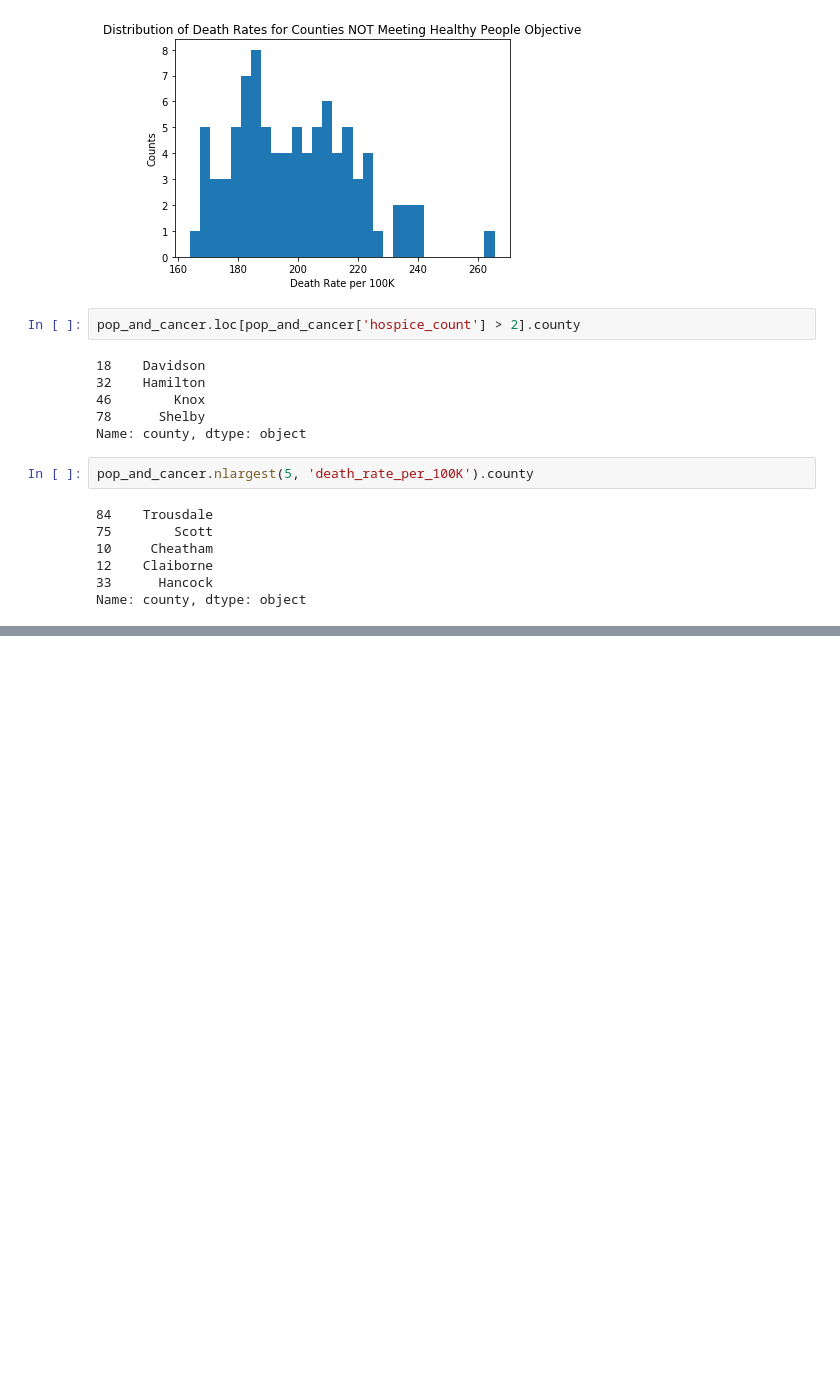
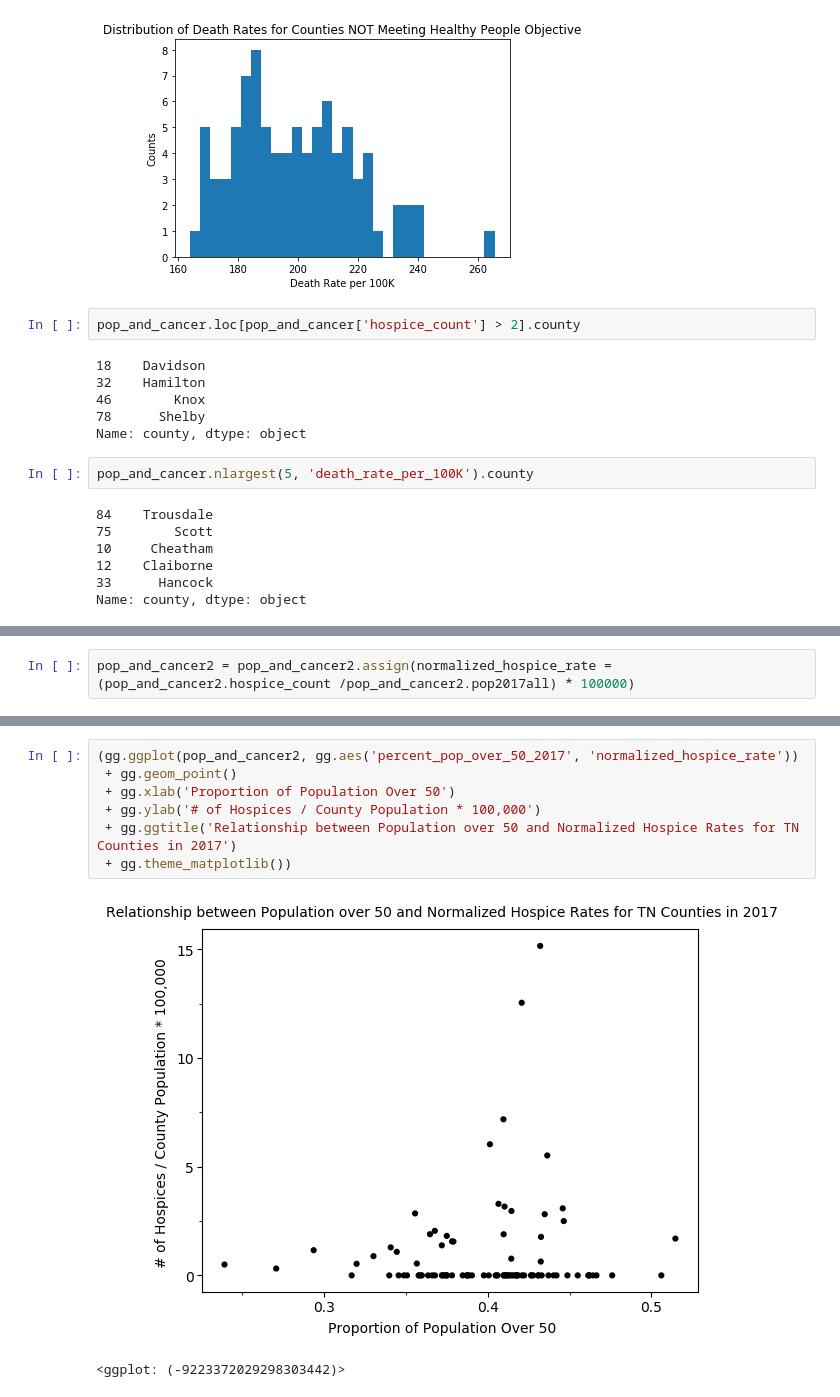
Before and after one commit to ncov/vanderbilt-aspire-data-essentials, a Jupyter notebook: data_essentials_project_090518.ipynb, the cells around one changed output, grey strips where cells are left out. Cells and saved outputs as stored; diff of their text form; blank space fills up the shorter version.

```diff
--- a/data_essentials_project_090518.ipynb
+++ b/data_essentials_project_090518.ipynb
@@ -382,0 +407,2 @@ import plotnine
+# %%
+pop_and_cancer2 = pop_and_cancer2.assign(normalized_hospice_rate = (pop_and_cancer2.hospice_count /pop_and_cancer2.pop2017all) * 100000)
@@ -382,0 +417,10 @@ import plotnine
+# %%
+(gg.ggplot(pop_and_cancer2, gg.aes('percent_pop_over_50_2017', 'normalized_hospice_rate'))
+ + gg.geom_point()
+ + gg.xlab('Proportion of Population Over 50')
+ + gg.ylab('# of Hospices / County Population * 100,000')
+ + gg.ggtitle('Relationship between Population over 50 and Normalized Hospice Rates for TN Counties in 2017')
+ + gg.theme_matplotlib())
+# %% [output]
+[figure, added]
+<ggplot: (-9223372029298303442)>
```
Also changed, not shown: parts of 35 cells of this notebook.
